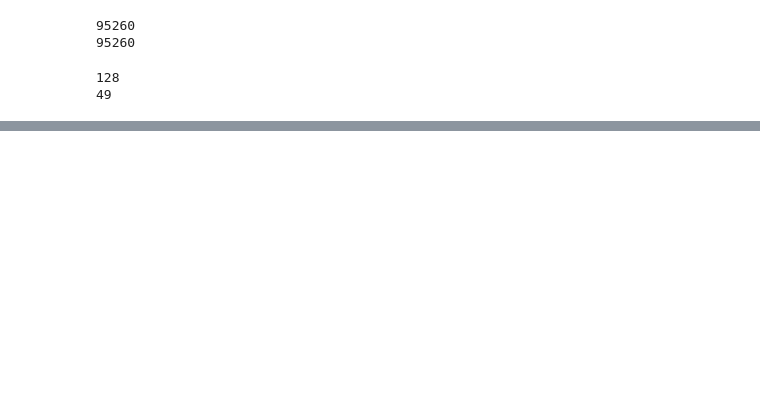
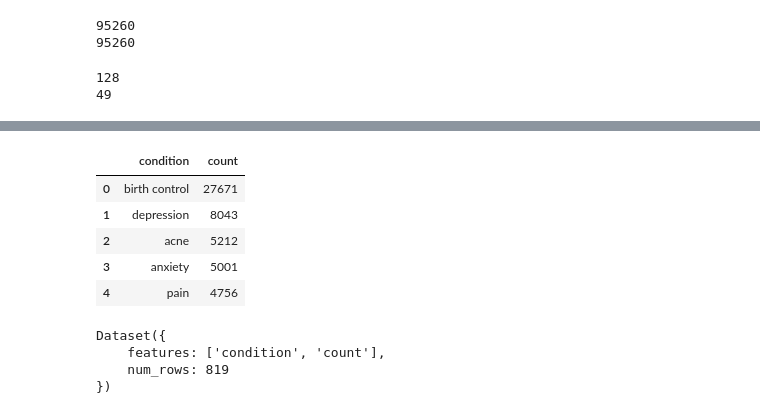
Before and after one commit to cjc77/transformers-course, a Jupyter notebook: notebooks/05_02_slice_and_dice.ipynb, the cells around one changed output, grey strips where cells are left out. Cells and saved outputs as stored; diff of their text form; code cells hidden in the pictures; blank space fills up the shorter version.

```diff
--- a/notebooks/05_02_slice_and_dice.ipynb
+++ b/notebooks/05_02_slice_and_dice.ipynb
@@ -264,0 +322,23 @@ print(len(tokenized_dataset["train"][1]["input_ids"]))
+# %%
+frequencies_df = (
+    train_df["condition"]
+        .value_counts()
+        .to_frame()
+        .reset_index()
+)
+frequencies_df.head()
+# %% [output]
+|  | condition | count |
+| 0 | birth control | 27671 |
+| 1 | depression | 8043 |
+| 2 | acne | 5212 |
+| 3 | anxiety | 5001 |
+| 4 | pain | 4756 |
+# %%
+freq_dataset = Dataset.from_pandas(frequencies_df)
+freq_dataset
+# %% [output]
+Dataset({
+    features: ['condition', 'count'],
+    num_rows: 819
+})
```
Also changed, not shown: parts of 40 cells of this notebook, 2 other files.
